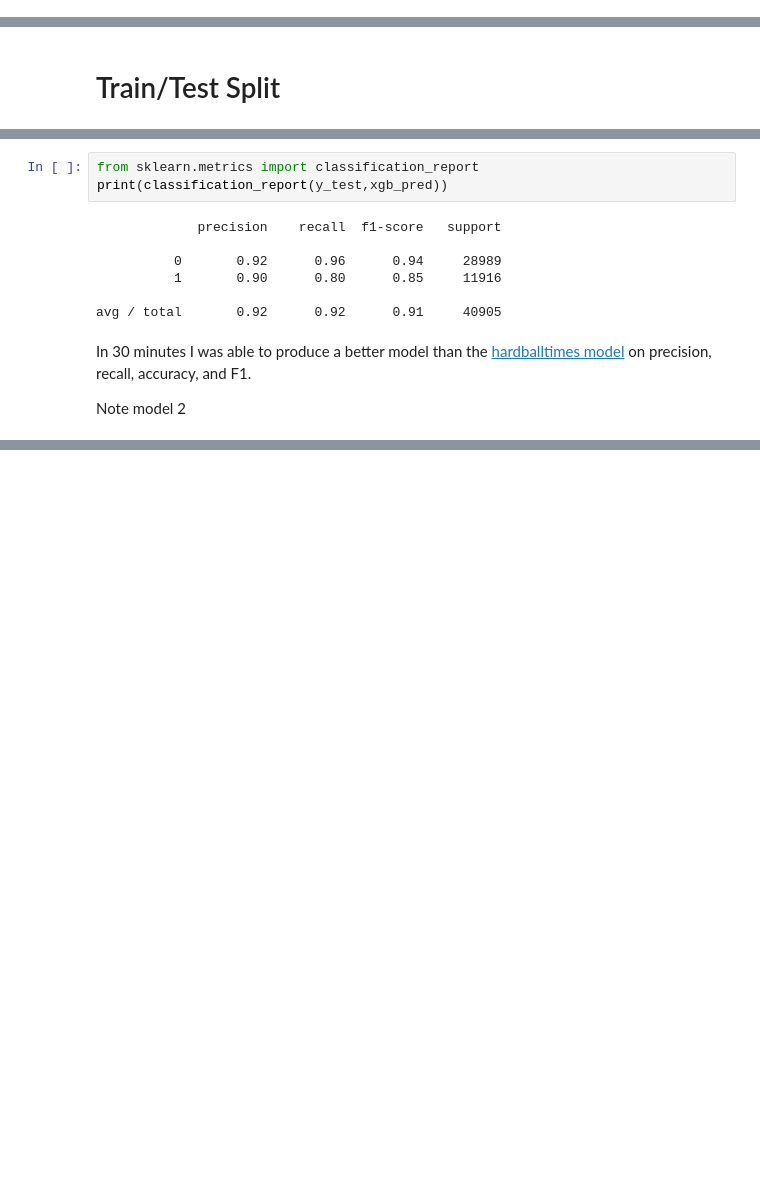
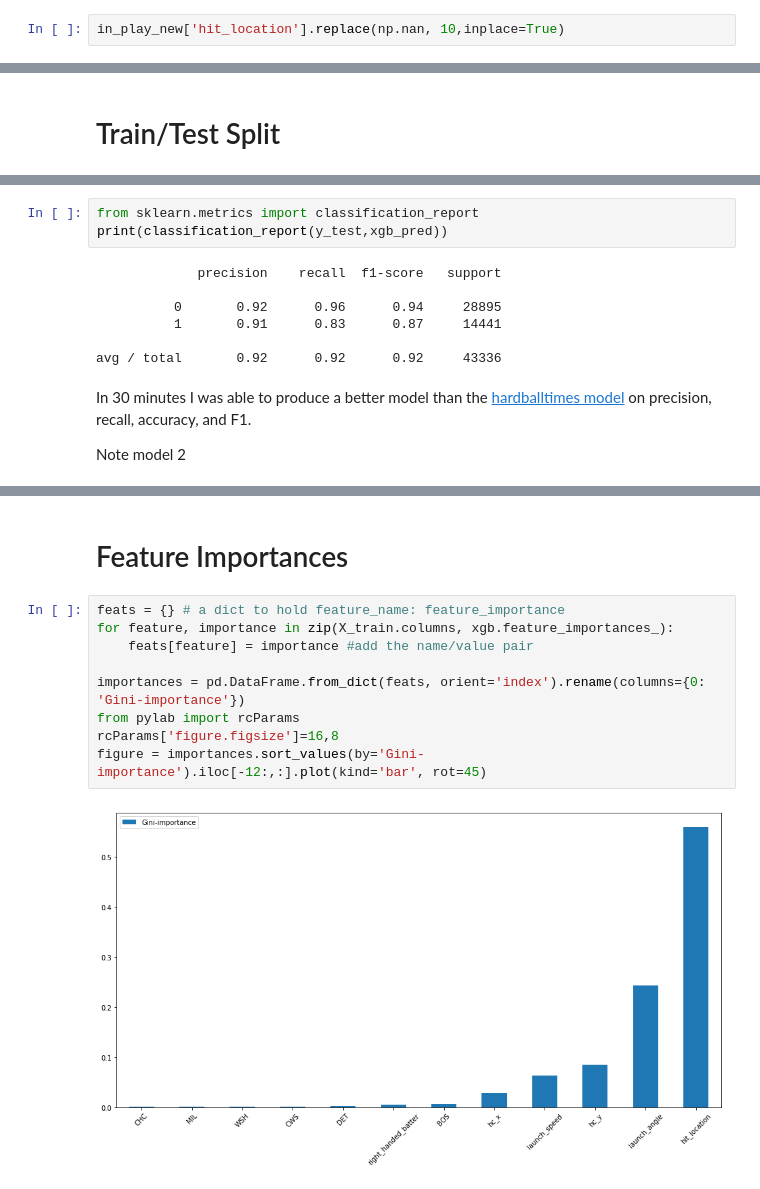
Before and after one commit to NKoenig06/statcast_data, a Jupyter notebook: predicting_a_hit.ipynb, the cells around one changed output, grey strips where cells are left out. Saved outputs shown, nothing was run; the diff lists cells and outputs as text; blank space fills up the shorter version.

```diff
--- a/predicting_a_hit.ipynb
+++ b/predicting_a_hit.ipynb
@@ -61,3 +67,5 @@ in_play_new = in_play.drop(['if_fielding_alignment','of_fielding_alignment','hom
+# %%
+in_play_new['hit_location'].replace(np.nan, 10,inplace=True)
 # %%
 # dummy code and concatenate
 train = pd.concat([in_play_new, pd.get_dummies(in_play['if_fielding_alignment'])],axis=1)
@@ -139,10 +147,10 @@ print(classification_report(y_test,xgb_pred))
 # %% [output]
              precision    recall  f1-score   support
 
-          0       0.92      0.96      0.94     28989
-          1       0.90      0.80      0.85     11916
+          0       0.92      0.96      0.94     28895
+          1       0.91      0.83      0.87     14441
 
-avg / total       0.92      0.92      0.91     40905
+avg / total       0.92      0.92      0.92     43336
 # %% [markdown]
 In 30 minutes I was able to produce a better model than the [hardballtimes model](https://tht.fangraphs.com/using-statcast-data-to-predict-hits/) on precision, recall, accuracy, and F1.
 
@@ -150,3 +158,16 @@ In 30 minutes I was able to produce a better model than the [hardballtimes model
 Note model 2
 # %% [markdown]
 ![img](https://i.imgur.com/6aJvc7s.png)
+# %% [markdown]
+# Feature Importances
+# %%
+feats = {} # a dict to hold feature_name: feature_importance
+for feature, importance in zip(X_train.columns, xgb.feature_importances_):
+    feats[feature] = importance #add the name/value pair
+
+importances = pd.DataFrame.from_dict(feats, orient='index').rename(columns={0: 'Gini-importance'})
+from pylab import rcParams
+rcParams['figure.figsize']=16,8
+figure = importances.sort_values(by='Gini-importance').iloc[-12:,:].plot(kind='bar', rot=45)
+# %% [output]
+[figure, added]
```
Also changed, not shown: parts of 28 cells of this notebook, 1 other file.
